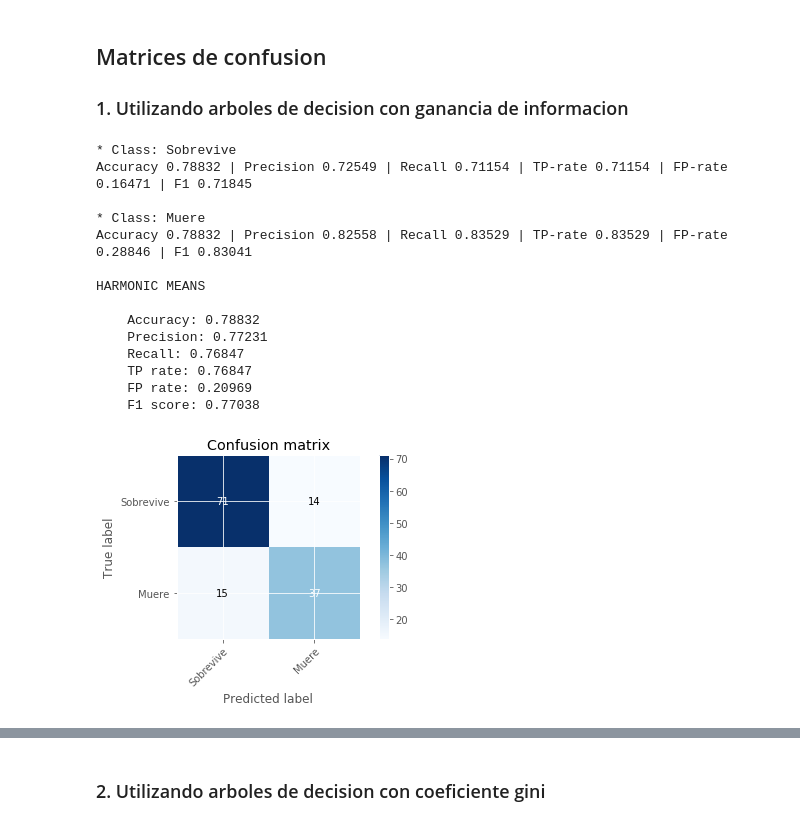
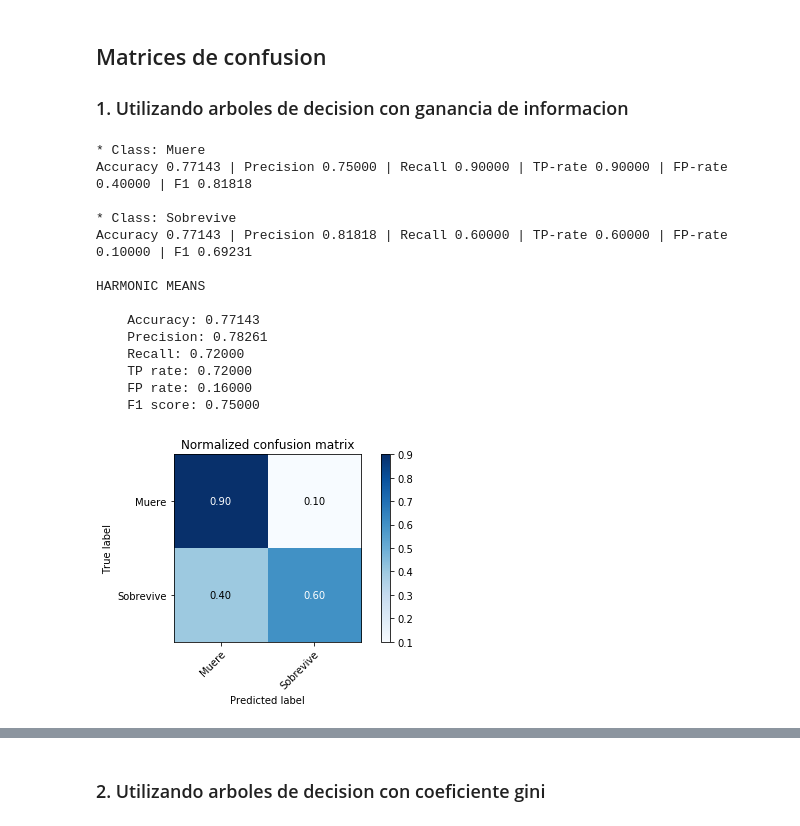
Before and after one commit to marcelolynch/machinelearning, a Jupyter notebook: tp2/Titanic.ipynb, the cells around one changed output, grey strips where cells are left out. Cells and saved outputs as stored; diff of their text form; code cells hidden in the pictures.

```diff
--- a/tp2/Titanic.ipynb
+++ b/tp2/Titanic.ipynb
@@ -107,9 +107,9 @@ hide_toggle()
 # %% [output]
 [interactive output not drawn]
 # %%
-FILENAME = 'kaggle/train.csv'
-SEPARATOR = ','
-x, y, metadata = get_data(FILENAME, attributes)
+FILENAME = 'titanic.csv'
+SEPARATOR = '\t'
+x, y, metadata = get_data(FILENAME, SEPARATOR, attributes)
 # %% [markdown]
 ### Definimos las constantes
 # %%
@@ -160,24 +163,24 @@ hide_toggle()
 ### 1. Utilizando arboles de decision con ganancia de informacion
 # %%
 t = decision_tree('gain')
-score(t, test_x, test_y, metadata[-1]['values'], confusion_matrix = True)
+score(t, test_x, test_y, metadata[-1]['values'], confusion_matrix = True, normalize=True)
 hide_toggle()
 # %% [output]
+* Class: Muere
+Accuracy 0.77143 | Precision 0.75000 | Recall 0.90000 | TP-rate 0.90000 | FP-rate 0.40000 | F1 0.81818
+
 * Class: Sobrevive
-Accuracy 0.78832 | Precision 0.72549 | Recall 0.71154 | TP-rate 0.71154 | FP-rate 0.16471 | F1 0.71845
-
-* Class: Muere
-Accuracy 0.78832 | Precision 0.82558 | Recall 0.83529 | TP-rate 0.83529 | FP-rate 0.28846 | F1 0.83041
+Accuracy 0.77143 | Precision 0.81818 | Recall 0.60000 | TP-rate 0.60000 | FP-rate 0.10000 | F1 0.69231
 
 HARMONIC MEANS
 
-    Accuracy: 0.78832
-    Precision: 0.77231
-    Recall: 0.76847
-    TP rate: 0.76847
-    FP rate: 0.20969
-    F1 score: 0.77038
+    Accuracy: 0.77143
+    Precision: 0.78261
+    Recall: 0.72000
+    TP rate: 0.72000
+    FP rate: 0.16000
+    F1 score: 0.75000
-[figure, old version]
+[figure, new version]
 [interactive output not drawn]
 # %% [markdown]
 ### 2. Utilizando arboles de decision con coeficiente gini
```
Also changed, not shown: parts of 16 cells of this notebook, 1 other file.
